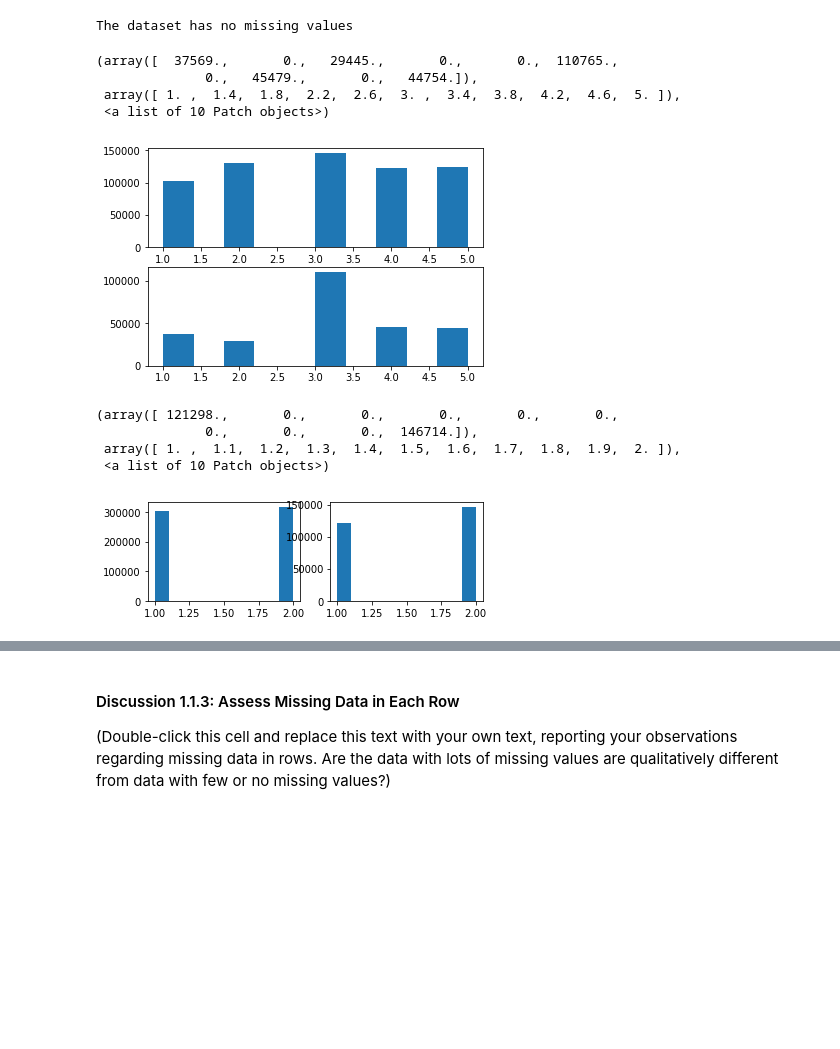
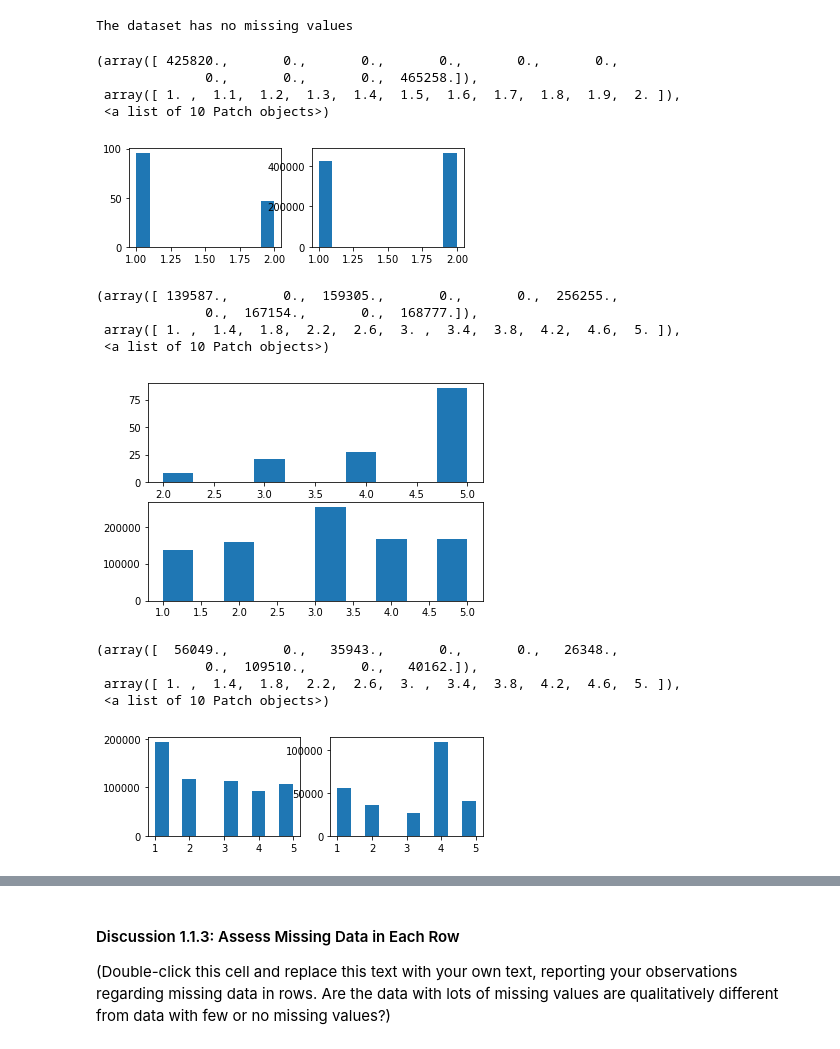
Before and after one commit to jimmyadeline/DSND_Term1, a Jupyter notebook: projects/p3_Identify Customer Segments/Identify_Customer_Segments.ipynb, the cells around one changed output, grey strips where cells are left out. Cells and saved outputs as stored; diff of their text form; code cells hidden in the pictures; blank space fills up the shorter version.

```diff
--- a/projects/p3_Identify Customer Segments/Identify_Customer_Segments.ipynb
+++ b/projects/p3_Identify Customer Segments/Identify_Customer_Segments.ipynb
@@ -237,8 +251,7 @@ KBA05_BAUMAX    476524.
 # Remove columns with too many missing values
 def drop_column(df):
     drop_column=['AGER_TYP','GEBURTSJAHR','TITEL_KZ','ALTER_HH','KK_KUNDENTYP','KBA05_BAUMAX']
-    if 'Ager_TYP' in df.columns:
-        df = df.drop(drop_column,axis=1)
+    df = df.drop(drop_column,axis=1)
     return df
 # %%
 azdias = drop_column(azdias)
@@ -326,27 +339,38 @@ The dataset has no missing values
 # %%
 # Compare the distribution of values for at least five columns where there are
 # no or few missing values, between the two subsets.
+plt.subplot(221)
+plt.hist(azdias_sub1['ANREDE_KZ'])
 
-plt.subplot(211)
-plt.hist(azdias_sub1['FINANZ_MINIMALIST'])
-
-plt.subplot(212)
-plt.hist(azdias_sub2['FINANZ_MINIMALIST'])
+plt.subplot(222)
+plt.hist(azdias_sub2['ANREDE_KZ'])
 # %% [output]
-(array([  37569.,       0.,   29445.,       0.,       0.,  110765.,
-              0.,   45479.,       0.,   44754.]),
- array([ 1. ,  1.4,  1.8,  2.2,  2.6,  3. ,  3.4,  3.8,  4.2,  4.6,  5. ]),
+(array([ 425820.,       0.,       0.,       0.,       0.,       0.,
+              0.,       0.,       0.,  465258.]),
+ array([ 1. ,  1.1,  1.2,  1.3,  1.4,  1.5,  1.6,  1.7,  1.8,  1.9,  2. ]),
  <a list of 10 Patch objects>)
-[figure, old version]
+[figure, new version]
+# %%
+plt.subplot(211)
+plt.hist(azdias_sub1['FINANZ_MINIMALIST'])
+
+plt.subplot(212)
+plt.hist(azdias_sub2['FINANZ_MINIMALIST'])
+# %% [output]
+(array([ 139587.,       0.,  159305.,       0.,       0.,  256255.,
+              0.,  167154.,       0.,  168777.]),
+ array([ 1. ,  1.4,  1.8,  2.2,  2.6,  3. ,  3.4,  3.8,  4.2,  4.6,  5. ]),
+ <a list of 10 Patch objects>)
+[figure, added]
 # %%
 plt.subplot(221)
-plt.hist(azdias_sub1['ANREDE_KZ'])
+plt.hist(azdias_sub1['FINANZ_SPARER'])
 
 plt.subplot(222)
-plt.hist(azdias_sub2['ANREDE_KZ'])
+plt.hist(azdias_sub2['FINANZ_SPARER'])
 # %% [output]
-(array([ 121298.,       0.,       0.,       0.,       0.,       0.,
-              0.,       0.,       0.,  146714.]),
- array([ 1. ,  1.1,  1.2,  1.3,  1.4,  1.5,  1.6,  1.7,  1.8,  1.9,  2. ]),
+(array([  56049.,       0.,   35943.,       0.,       0.,   26348.,
+              0.,  109510.,       0.,   40162.]),
+ array([ 1. ,  1.4,  1.8,  2.2,  2.6,  3. ,  3.4,  3.8,  4.2,  4.6,  5. ]),
  <a list of 10 Patch objects>)
-[figure, old version]
+[figure, new version]
```
Also changed, not shown: parts of 15 cells of this notebook.
